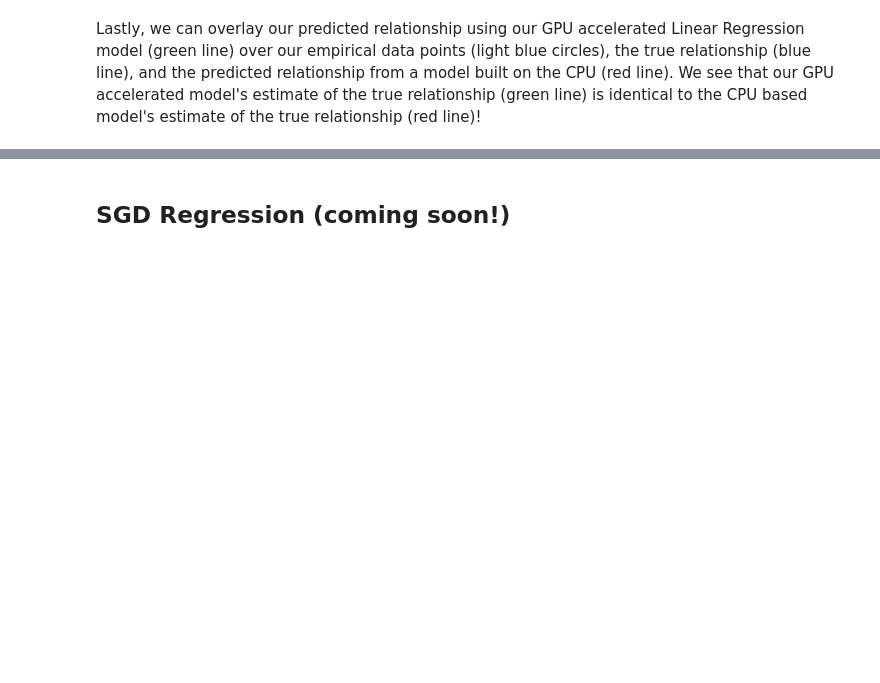
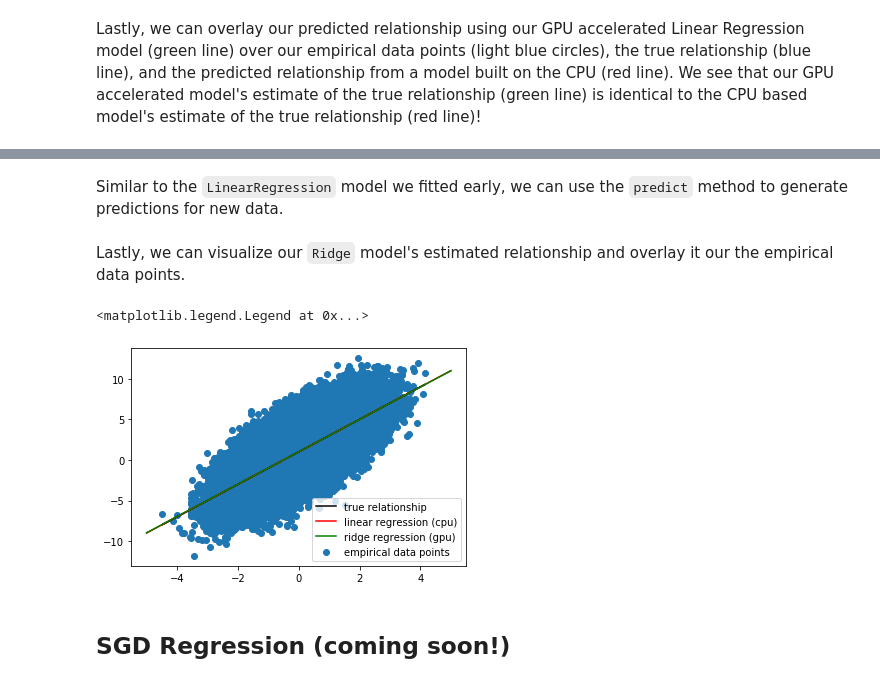
Before and after one commit to rapidsai-community/notebooks-contrib, a Jupyter notebook: beginner/tutorial/06_Introduction_to_Supervised_Learning.ipynb, the cells around one changed output, grey strips where cells are left out. Drawn from its saved outputs; the diff is of its cells as text; code cells hidden in the pictures; blank space fills up the shorter version.

```diff
--- a/beginner/tutorial/06_Introduction_to_Supervised_Learning.ipynb
+++ b/beginner/tutorial/06_Introduction_to_Supervised_Learning.ipynb
@@ -199,0 +202,10 @@ plt.legend()
+# %%
+from cuml.linear_model import Ridge
+
+
+# instantiate and fit model
+ridge_regression_gpu = Ridge()
+# %%
+%%time
+
+ridge_regression_gpu.fit(df[['x']], df['y'])
@@ -200,3 +216,18 @@ plt.legend()
+# %% [markdown]
+Similar to the `LinearRegression` model we fitted early, we can use the `predict` method to generate predictions for new data.
+# %%
+outputs_gpu = ridge_regression_gpu.predict(new_data_df[['inputs']])
+# %% [markdown]
+Lastly, we can visualize our `Ridge` model's estimated relationship and overlay it our the empirical data points.
+# %%
+plt.scatter(x, y_noisy, label='empirical data points')
+plt.plot(x, y, color='black', label='true relationship')
+plt.plot(inputs, outputs, color='red', label='linear regression (cpu)')
+plt.plot(inputs, outputs_gpu.to_array(), color='green', label='ridge regression (gpu)')
+plt.legend()
+# %% [output]
+<matplotlib.legend.Legend at 0x...>
+[figure, added]
 # %% [markdown]
 <a id="sgd"></a>
 ## SGD Regression (coming soon!)
```
Also changed, not shown: parts of 14 cells of this notebook, 8 other files.
